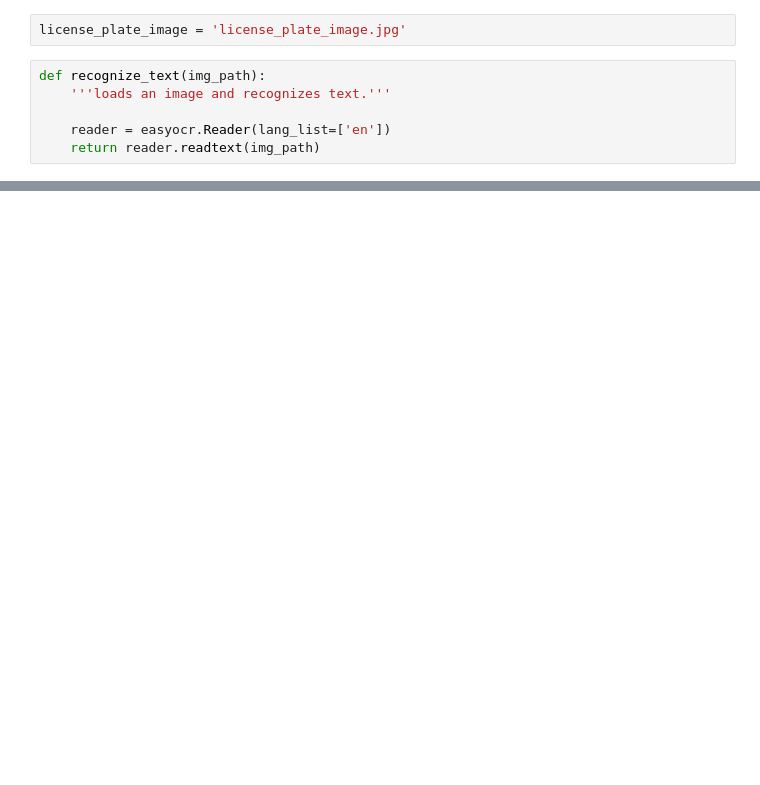
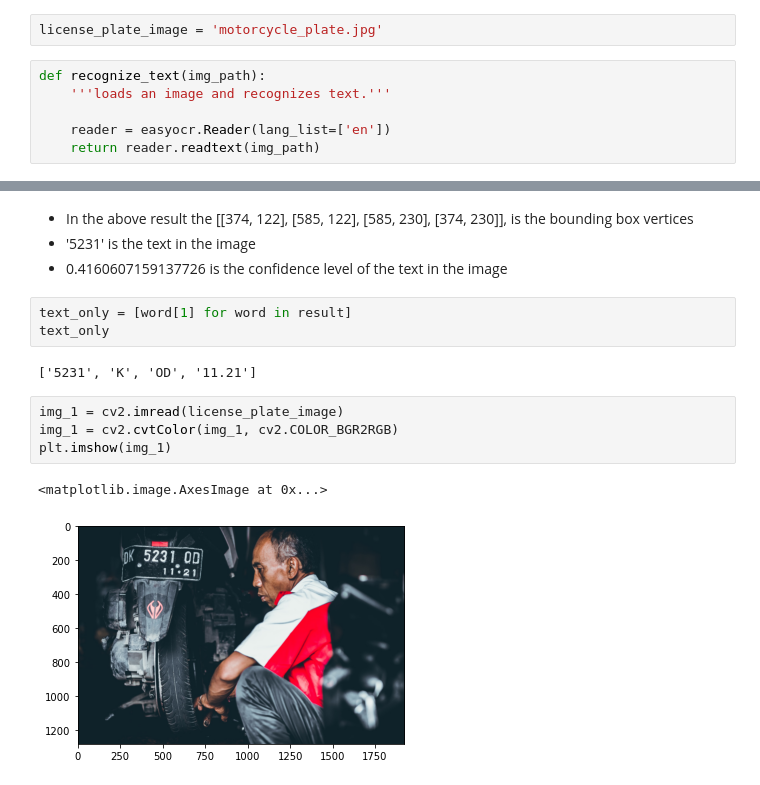
Before and after one commit to arjunjanamatti/open_cv_from_freecodecamp, a Jupyter notebook: learn_OCR/Untitled.ipynb, the cells around one changed output, grey strips where cells are left out. Saved outputs shown, nothing was run; the diff lists cells and outputs as text; blank space fills up the shorter version.

Commit message:
recognize license plate with update on visualization

```diff
--- a/learn_OCR/Untitled.ipynb
+++ b/learn_OCR/Untitled.ipynb
@@ -5,7 +5,7 @@ import easyocr
 import matplotlib.pyplot as plt
 %matplotlib inline
 # %%
-license_plate_image = 'license_plate_image.jpg'
+license_plate_image = 'motorcycle_plate.jpg'
 # %%
 def recognize_text(img_path):
     '''loads an image and recognizes text.'''
@@ -38,0 +28,16 @@ Downloading recognition model, please wait. This may take several minutes depend
+# %% [markdown]
+* In the above result the [[374, 122], [585, 122], [585, 230], [374, 230]], is the bounding box vertices
+* '5231' is the text in the image
+* 0.4160607159137726 is the confidence level of the text in the image
+# %%
+text_only = [word[1] for word in result]
+text_only
+# %% [output]
+['5231', 'K', 'OD', '11.21']
+# %%
+img_1 = cv2.imread(license_plate_image)
+img_1 = cv2.cvtColor(img_1, cv2.COLOR_BGR2RGB)
+plt.imshow(img_1)
+# %% [output]
+<matplotlib.image.AxesImage at 0x...>
+[figure, added]
```
Also changed, not shown: parts of 3 cells of this notebook, 1 other file.
